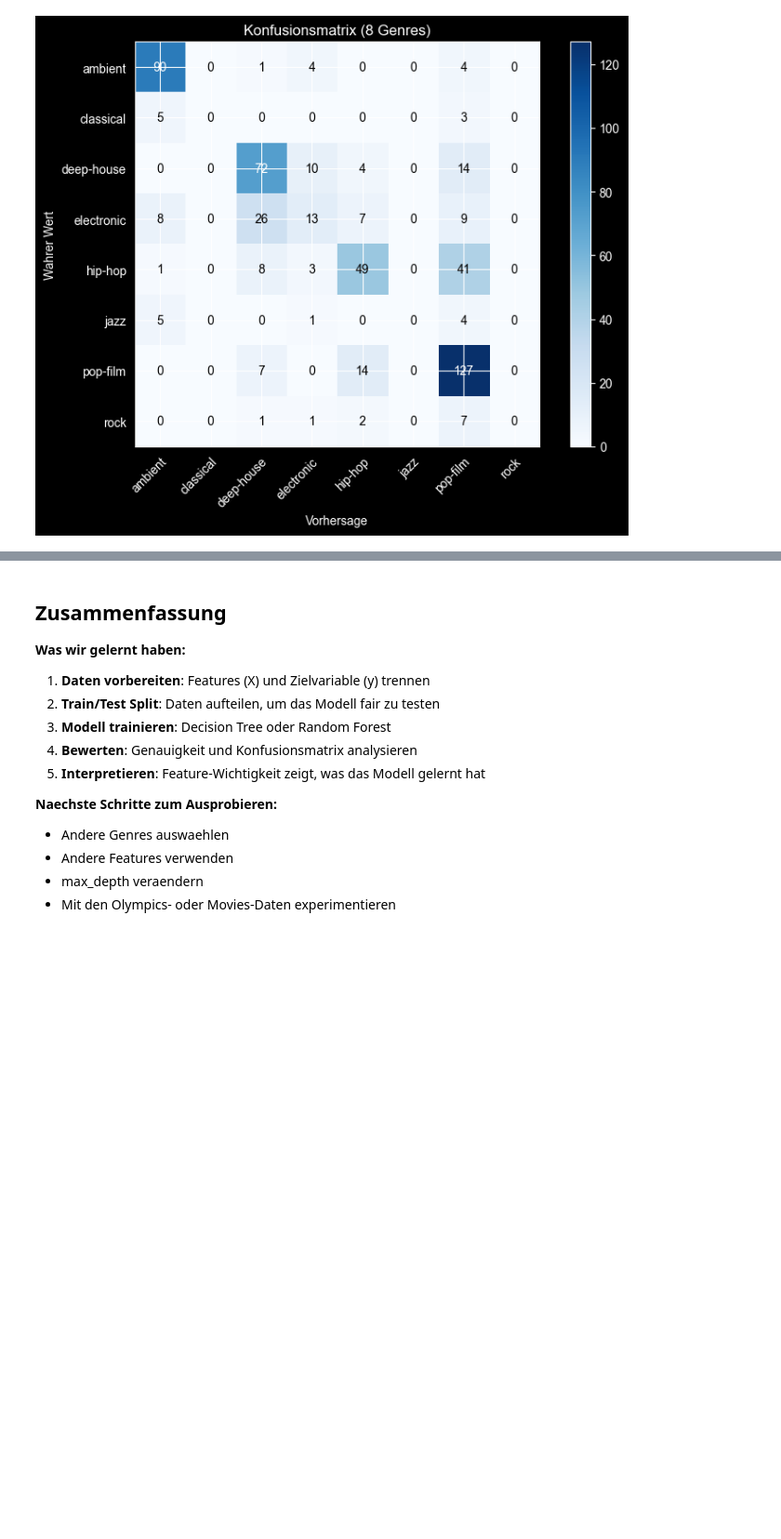
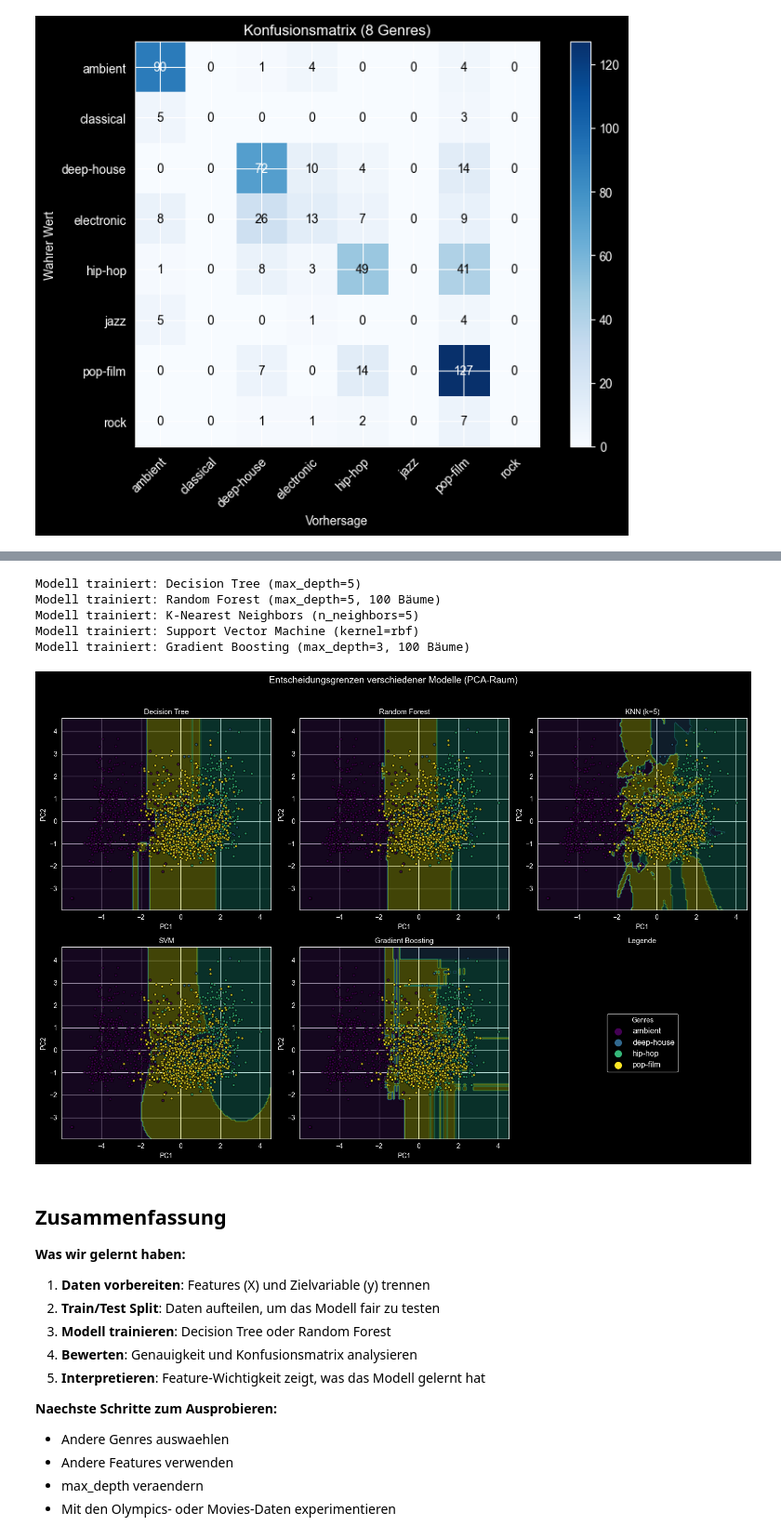
Before and after one commit to CatraMyBeloved/praktikum_aufgaben, a Jupyter notebook: ml_showcase.ipynb, the cells around one changed output, grey strips where cells are left out. Shown at 93% size. Cells and saved outputs as stored; diff of their text form; code cells hidden in the pictures; blank space fills up the shorter version.

```diff
--- a/ml_showcase.ipynb
+++ b/ml_showcase.ipynb
@@ -362,3 +477,72 @@ plot_confusion_matrix(y8_test, results_8genres['predictions'],
+# %%
+# Funktion zum Plotten der Entscheidungsgrenzen
+def plot_decision_boundary(model, X, y, ax, title):
+    """Visualisiert die Entscheidungsgrenzen eines Modells."""
+    # Mesh-Grid erstellen
+    x_min, x_max = X[:, 0].min() - 0.5, X[:, 0].max() + 0.5
+    y_min, y_max = X[:, 1].min() - 0.5, X[:, 1].max() + 0.5
+    xx, yy = np.meshgrid(np.linspace(x_min, x_max, 150),
+                         np.linspace(y_min, y_max, 150))
+
+    # Vorhersagen auf dem Mesh
+    Z = model.predict(np.c_[xx.ravel(), yy.ravel()])
+    # Konvertiere Klassen zu numerischen Werten
+    unique_classes = np.unique(y)
+    class_to_num = {c: i for i, c in enumerate(unique_classes)}
+    Z_num = np.array([class_to_num[z] for z in Z])
+    Z_num = Z_num.reshape(xx.shape)
+
+    # Plot
+    ax.contourf(xx, yy, Z_num, alpha=0.3, cmap='viridis')
+
+    # Datenpunkte
+    y_num = np.array([class_to_num[yi] for yi in y])
+    scatter = ax.scatter(X[:, 0], X[:, 1], c=y_num, cmap='viridis',
+                         edgecolors='black', s=15, alpha=0.7)
+    ax.set_title(title, fontsize=11)
+    ax.set_xlabel('PC1')
+    ax.set_ylabel('PC2')
+
+# Labels als numerische Werte (fuer Sklearn)
+from sklearn.preprocessing import LabelEncoder
+le = LabelEncoder()
+y_encoded = le.fit_transform(y)
+
+# Modelle auf PCA-Daten trainieren
+pca_models = {
+    'Decision Tree': train_model(X_pca, y, model_type='decision_tree', max_depth=5),
+    'Random Forest': train_model(X_pca, y, model_type='random_forest', max_depth=5),
+    'KNN (k=5)': train_model(X_pca, y, model_type='knn', n_neighbors=5),
+    'SVM': train_model(X_pca, y, model_type='svm'),
+    'Gradient Boosting': train_model(X_pca, y, model_type='gradient_boosting', max_depth=3)
+}
+
+# 2x3 Subplot-Grid
+fig, axes = plt.subplots(2, 3, figsize=(15, 10))
+axes = axes.flatten()
+
+for idx, (name, pca_model) in enumerate(pca_models.items()):
+    plot_decision_boundary(pca_model, X_pca, y.values, axes[idx], name)
+
+# Letztes Subplot fuer Legende
+axes[5].axis('off')
+genres_unique = y.unique()
+colors_legend = plt.cm.viridis(np.linspace(0, 1, len(genres_unique)))
+for genre, color in zip(genres_unique, colors_legend):
+    axes[5].scatter([], [], c=[color], label=genre, s=100)
+axes[5].legend(loc='center', fontsize=12, title='Genres')
+axes[5].set_title('Legende', fontsize=11)
+
+plt.suptitle('Entscheidungsgrenzen verschiedener Modelle (PCA-Raum)', fontsize=14, y=1.02)
+plt.tight_layout()
+plt.show()
+# %% [output]
+Modell trainiert: Decision Tree (max_depth=5)
+Modell trainiert: Random Forest (max_depth=5, 100 Bäume)
+Modell trainiert: K-Nearest Neighbors (n_neighbors=5)
+Modell trainiert: Support Vector Machine (kernel=rbf)
+Modell trainiert: Gradient Boosting (max_depth=3, 100 Bäume)
+[figure, added]
 # %% [markdown]
 ## Zusammenfassung
 
```
Also changed, not shown: parts of 8 cells of this notebook.
